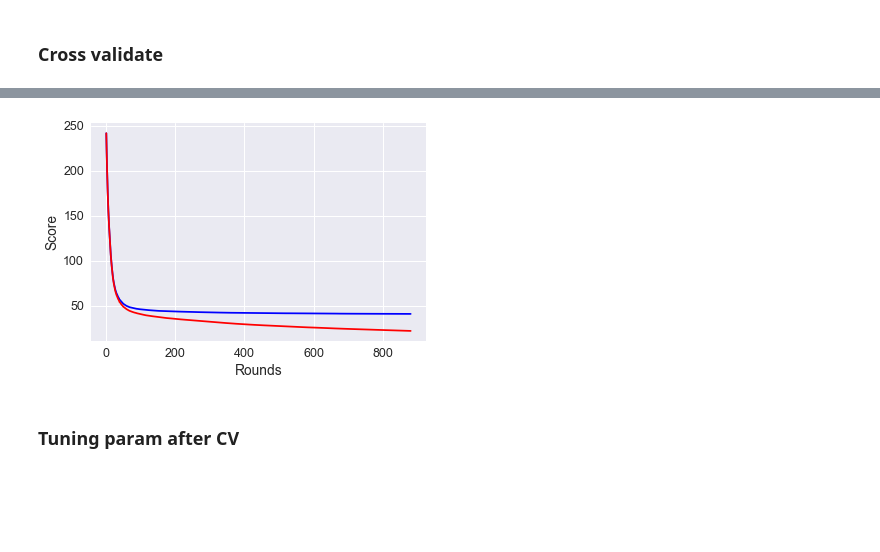
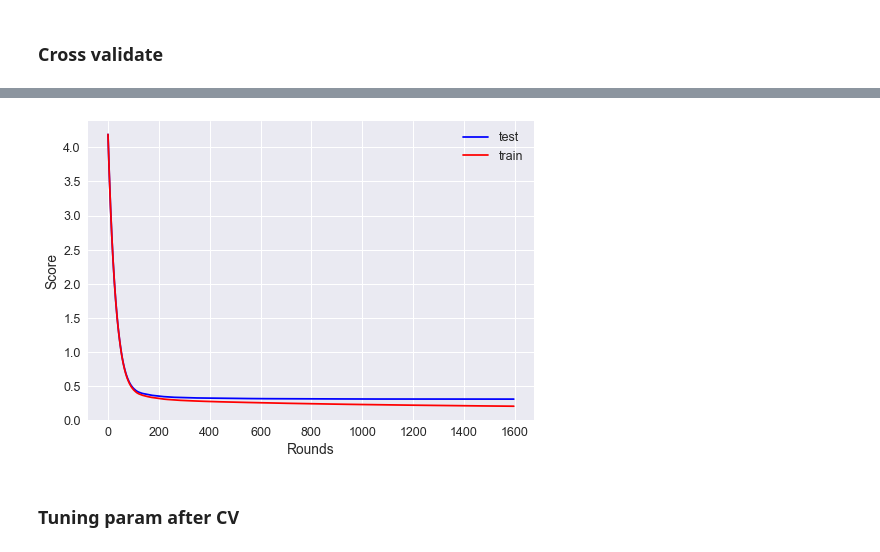
Before and after one commit to latuannetnam/kaggle, a Jupyter notebook: Bike Sharing Demand/nb-bike-sharing-demand-v1.ipynb, the cells around one changed output, grey strips where cells are left out. Drawn from its saved outputs; the diff is of its cells as text; code cells hidden in the pictures; blank space fills up the shorter version.

Commit message:
bike sharing prediction. Best score: 0.40119. Model: XGBRegressor(n_estimators=1597, max_depth=5, min_child_weight=5, learning_rate=0.03, n_jobs = -1)

```diff
--- a/Bike Sharing Demand/nb-bike-sharing-demand-v1.ipynb
+++ b/Bike Sharing Demand/nb-bike-sharing-demand-v1.ipynb
@@ -243 +409,3 @@ X_train: (9253, 12)  Y_train: (9253,)  X_test: (1633, 12)  Y_test: (1633,)
+# %%
+data = train_set.drop('datetime_obj', axis=1).astype(float)
 # %%
@@ -281,0 +442,8 @@ model = XGBRegressor(n_estimators=1000, max_depth=5, n_jobs = -1)
+# %%
+param_grid = {"max_depth"         : [1,5,10],
+              'learning_rate'     :[0.1, 0.03, 0.01],
+              'min_child_weight':  [1, 2, 5, 10]
+             }
+grid_search = GridSearchCV(model, param_grid, n_jobs=1, cv=5)
+grid_search.fit(data, target_log)
+print(grid_search.best_params_)
@@ -281,0 +454,2 @@ model = XGBRegressor(n_estimators=1000, max_depth=5, n_jobs = -1)
+# %%
+model.set_params(**grid_search.best_params_)
@@ -282,7 +463,7 @@ model = XGBRegressor(n_estimators=1000, max_depth=5, n_jobs = -1)
 # %% [markdown]
 ### Cross validate
 # %%
-dtrain = xgb.DMatrix(data,label=target, feature_names=data.columns.values)
+dtrain = xgb.DMatrix(data,label=target_log, feature_names=data.columns.values)
 params = model.get_xgb_params()
-cvresults = xgb.cv(params, dtrain, num_boost_round=params['n_estimators'], nfold=5, early_stopping_rounds=50, verbose_eval=50)
+cvresults = xgb.cv(params, dtrain, num_boost_round=2000, nfold=5, early_stopping_rounds=50, verbose_eval=50)
 # %% [output]
@@ -320,12 +499,13 @@ print(cvresults[-5:])
 # %%
 # plot cross validate
 plt.plot(cvresults.index.values, cvresults['test-rmse-mean'], c='b', label='test')
 plt.plot(cvresults.index.values, cvresults['train-rmse-mean'], c='r', label='train')
 plt.xlabel('Rounds')
 plt.ylabel('Score')
+plt.legend()
 plt.show()
 # %% [output]
-[figure, old version]
+[figure, new version]
 # %% [markdown]
 ### Tuning param after CV
 # %%
```
Also changed, not shown: parts of 54 cells of this notebook, 2 other files.
